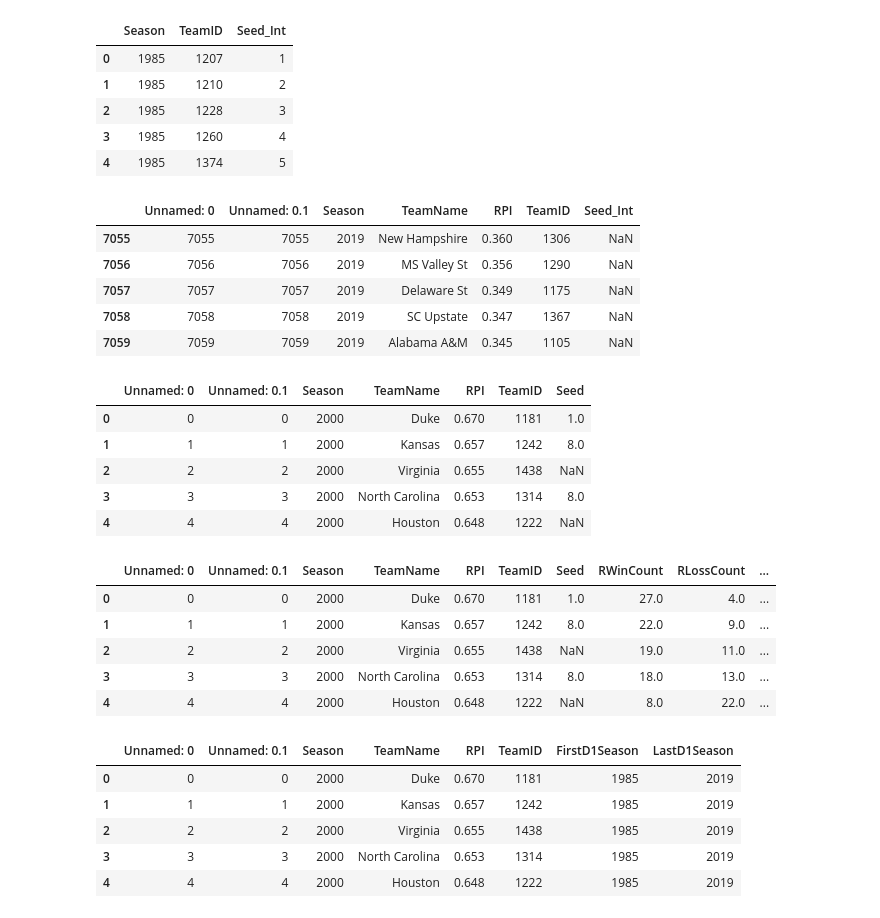
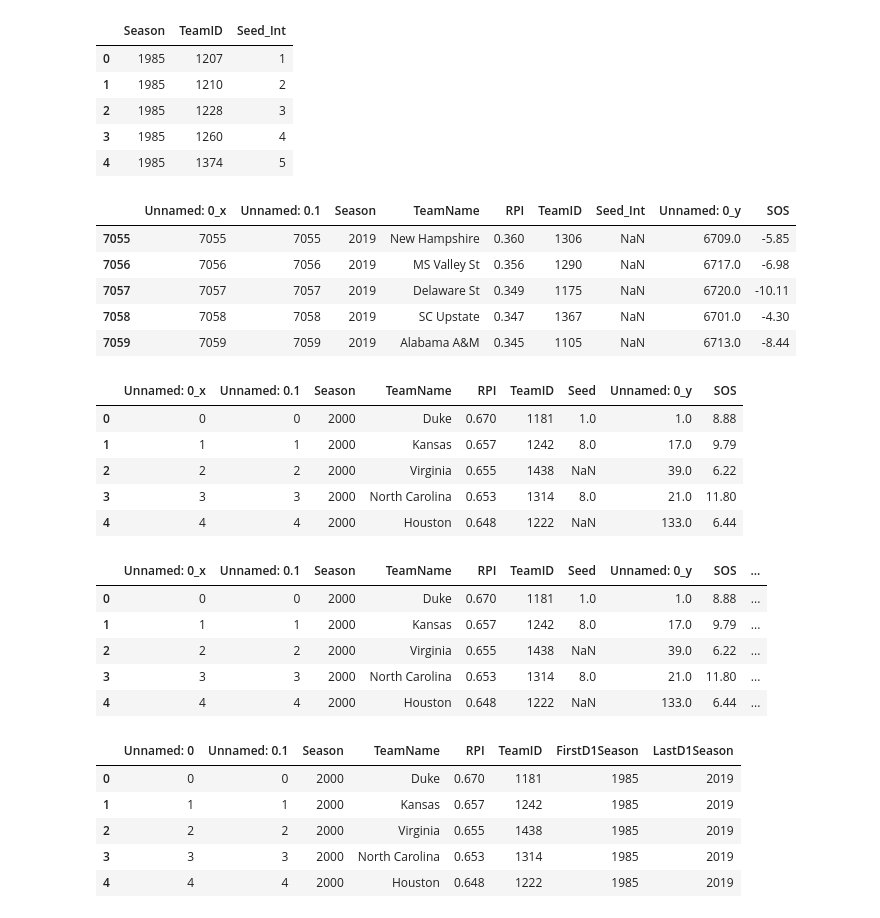
Before and after one commit to kgnadinger/ncaa_tournament_ml_model, a Jupyter notebook: tournament_model.ipynb, the cells around one changed output. Drawn from its saved outputs; the diff is of its cells as text; code cells hidden in the pictures.

```diff
--- a/tournament_model.ipynb
+++ b/tournament_model.ipynb
@@ -34,6 +35,8 @@ df_conference_games = pd.read_csv(data_dir + 'ConferenceTourneyGames.csv')
 df_team_rpis = pd.read_csv("RPI/TeamRPI.csv") # scrapped from the web
 df_teams = pd.read_csv(data_dir + "Teams.csv")
 df_tourn_slots = pd.read_csv(data_dir + "NCAATourneySlots.csv")
+df_team_conferences = pd.read_csv(data_dir + "TeamConferences.csv")
+df_sos_rankings = pd.read_csv("sos.csv")
 # %%
 # matchups w/ teamid's
 df_tourney_strong_seeds = df_seeds.copy().rename(columns={'Seed': 'StrongSeed', 'TeamID': 'FirstTeamID'})
@@ -205,15 +208,17 @@ df_seeds.head()
 # %%
 # add seeds
 df_team_master = pd.merge(left=df_team_master, right=df_seeds, how="left", on=["Season", "TeamID"])
 # drop teams that weren't in the tournament
+df_team_master = pd.merge(left=df_team_master, right=df_sos_rankings, how="left", on=["Season", "TeamName"])
+df_team_master = df_team_master.fillna(value={"SOS": 0})
 df_team_master.tail()
 # %% [output]
-|  | Unnamed: 0 | Unnamed: 0.1 | Season | TeamName | RPI | TeamID | Seed_Int |
-| 7055 | 7055 | 7055 | 2019 | New Hampshire | 0.360 | 1306 | NaN |
-| 7056 | 7056 | 7056 | 2019 | MS Valley St | 0.356 | 1290 | NaN |
-| 7057 | 7057 | 7057 | 2019 | Delaware St | 0.349 | 1175 | NaN |
-| 7058 | 7058 | 7058 | 2019 | SC Upstate | 0.347 | 1367 | NaN |
-| 7059 | 7059 | 7059 | 2019 | Alabama A&M | 0.345 | 1105 | NaN |
+|  | Unnamed: 0_x | Unnamed: 0.1 | Season | TeamName | RPI | TeamID | Seed_Int | Unnamed: 0_y | SOS |
+| 7055 | 7055 | 7055 | 2019 | New Hampshire | 0.360 | 1306 | NaN | 6709.0 | -5.85 |
+| 7056 | 7056 | 7056 | 2019 | MS Valley St | 0.356 | 1290 | NaN | 6717.0 | -6.98 |
+| 7057 | 7057 | 7057 | 2019 | Delaware St | 0.349 | 1175 | NaN | 6720.0 | -10.11 |
+| 7058 | 7058 | 7058 | 2019 | SC Upstate | 0.347 | 1367 | NaN | 6701.0 | -4.30 |
+| 7059 | 7059 | 7059 | 2019 | Alabama A&M | 0.345 | 1105 | NaN | 6713.0 | -8.44 |
 # %%
 # drop teams that didn't participate in the tournament
 # df_team_master = df_team_master.dropna()
@@ -221,23 +226,23 @@ df_team_master.tail()
 df_team_master = df_team_master.rename(columns={'Seed_Int': 'Seed'})
 df_team_master.head()
 # %% [output]
-|  | Unnamed: 0 | Unnamed: 0.1 | Season | TeamName | RPI | TeamID | Seed |
-| 0 | 0 | 0 | 2000 | Duke | 0.670 | 1181 | 1.0 |
-| 1 | 1 | 1 | 2000 | Kansas | 0.657 | 1242 | 8.0 |
-| 2 | 2 | 2 | 2000 | Virginia | 0.655 | 1438 | NaN |
-| 3 | 3 | 3 | 2000 | North Carolina | 0.653 | 1314 | 8.0 |
-| 4 | 4 | 4 | 2000 | Houston | 0.648 | 1222 | NaN |
+|  | Unnamed: 0_x | Unnamed: 0.1 | Season | TeamName | RPI | TeamID | Seed | Unnamed: 0_y | SOS |
+| 0 | 0 | 0 | 2000 | Duke | 0.670 | 1181 | 1.0 | 1.0 | 8.88 |
+| 1 | 1 | 1 | 2000 | Kansas | 0.657 | 1242 | 8.0 | 17.0 | 9.79 |
+| 2 | 2 | 2 | 2000 | Virginia | 0.655 | 1438 | NaN | 39.0 | 6.22 |
+| 3 | 3 | 3 | 2000 | North Carolina | 0.653 | 1314 | 8.0 | 21.0 | 11.80 |
+| 4 | 4 | 4 | 2000 | Houston | 0.648 | 1222 | NaN | 133.0 | 6.44 |
 # %%
 # add win/loss totals
 df_team_master = pd.merge(left=df_team_master, right=df_win_totals, how='left', on=["Season", "TeamID"])
 df_team_master.head()
 # %% [output]
-|  | Unnamed: 0 | Unnamed: 0.1 | Season | TeamName | RPI | TeamID | Seed | RWinCount | RLossCount | ... |
-| 0 | 0 | 0 | 2000 | Duke | 0.670 | 1181 | 1.0 | 27.0 | 4.0 | ... |
-| 1 | 1 | 1 | 2000 | Kansas | 0.657 | 1242 | 8.0 | 22.0 | 9.0 | ... |
-| 2 | 2 | 2 | 2000 | Virginia | 0.655 | 1438 | NaN | 19.0 | 11.0 | ... |
-| 3 | 3 | 3 | 2000 | North Carolina | 0.653 | 1314 | 8.0 | 18.0 | 13.0 | ... |
-| 4 | 4 | 4 | 2000 | Houston | 0.648 | 1222 | NaN | 8.0 | 22.0 | ... |
+|  | Unnamed: 0_x | Unnamed: 0.1 | Season | TeamName | RPI | TeamID | Seed | Unnamed: 0_y | SOS | ... |
+| 0 | 0 | 0 | 2000 | Duke | 0.670 | 1181 | 1.0 | 1.0 | 8.88 | ... |
+| 1 | 1 | 1 | 2000 | Kansas | 0.657 | 1242 | 8.0 | 17.0 | 9.79 | ... |
+| 2 | 2 | 2 | 2000 | Virginia | 0.655 | 1438 | NaN | 39.0 | 6.22 | ... |
+| 3 | 3 | 3 | 2000 | North Carolina | 0.653 | 1314 | 8.0 | 21.0 | 11.80 | ... |
+| 4 | 4 | 4 | 2000 | Houston | 0.648 | 1222 | NaN | 133.0 | 6.44 | ... |
 # %%
 top_40 = df_team_rpis.groupby("Season").head(40)
 top_40 = pd.merge(left=top_40, right=df_teams, how="left", on=["TeamName"])
```
Also changed, not shown: parts of 51 cells of this notebook, 4 other files.
